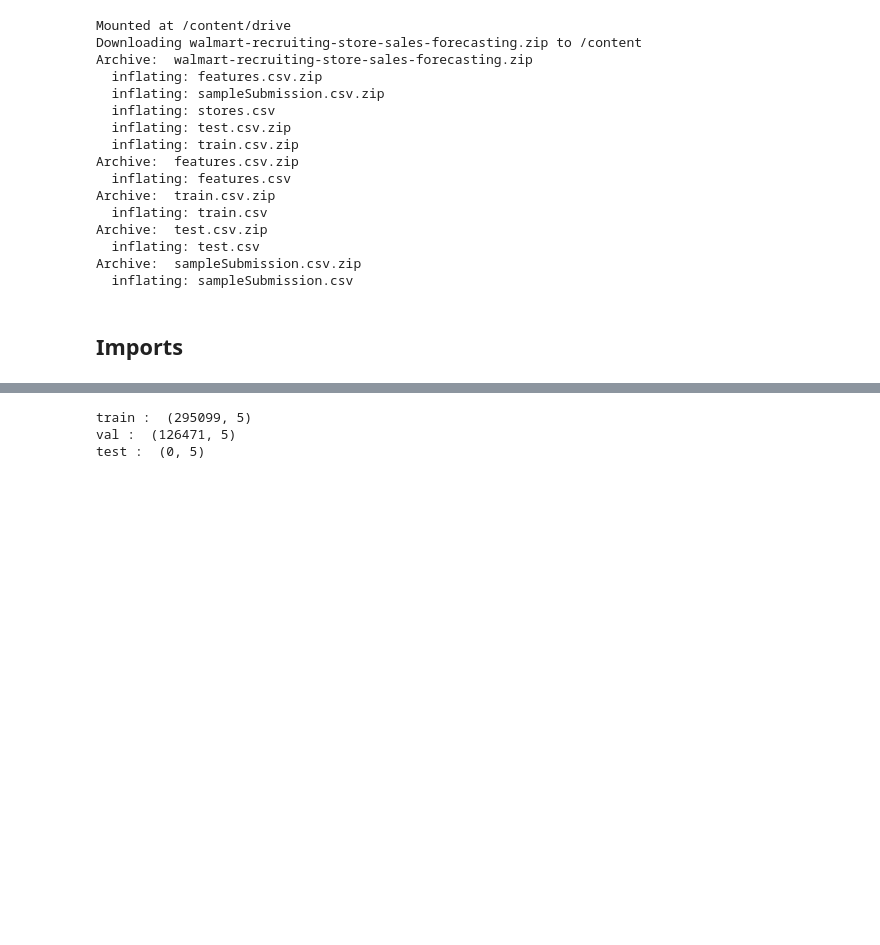
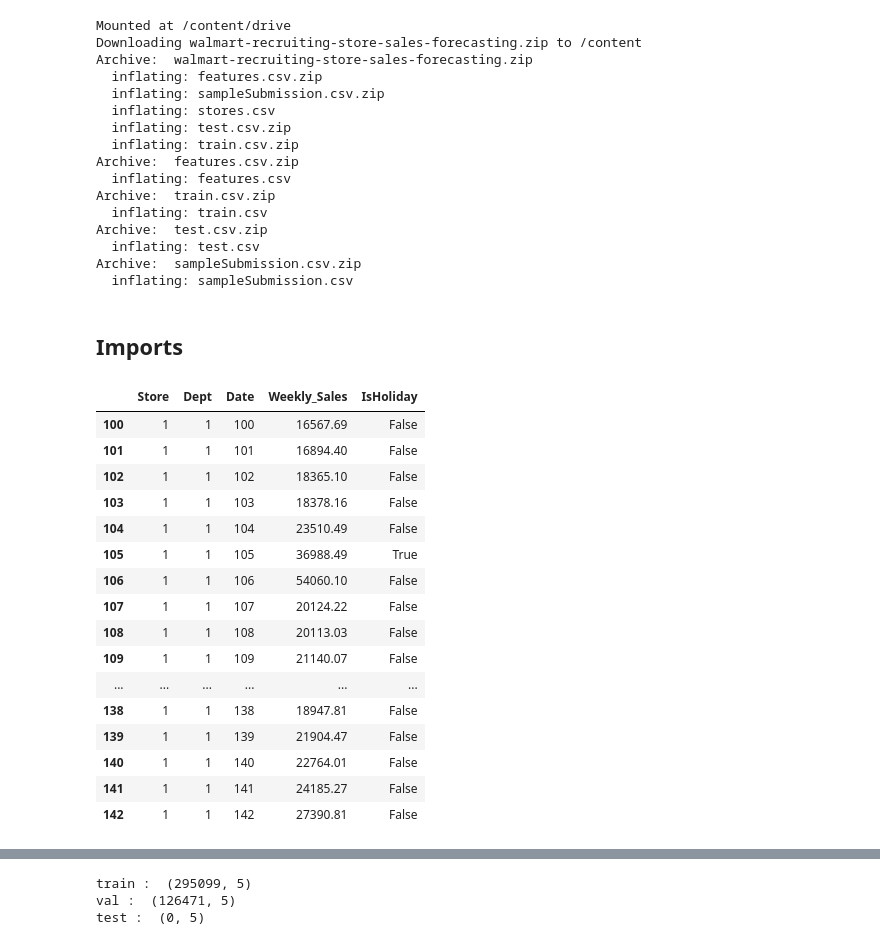
Before and after one commit to azhgh22/Walmart-Recruiting-Store-Sales-Forecasting, a Jupyter notebook: notebooks/statistical.ipynb, the cells around one changed output, grey strips where cells are left out. Cells and saved outputs as stored; diff of their text form; code cells hidden in the pictures; blank space fills up the shorter version.

```diff
--- a/notebooks/statistical.ipynb
+++ b/notebooks/statistical.ipynb
@@ -54,0 +70,42 @@ train = train.sort_values(by='Date')
+# %%
+class DataFilter:
+    def filter(self, data:pd.DataFrame, filter_list) -> pd.DataFrame:
+        for filter_func in filter_list:
+            data = data[data.apply(filter_func,axis=1)]
+        return data
+# %%
+class StoreFilter:
+    def __init__(self, store_id:int) -> None:
+        self.store_id = store_id
+
+    def __call__(self, x) -> bool:
+        return x['Store'] == self.store_id
+# %%
+class DeptFilter:
+    def __init__(self, dept_id:int) -> None:
+        self.dept_id = dept_id
+
+    def __call__(self, x) -> bool:
+        return x['Dept'] == self.dept_id
+# %%
+train_part, val_part = TimeSeriesSplit(TRAIN_SIZE).split(DataFilter().filter(train, [StoreFilter(1),DeptFilter(1)]))
+# %%
+val_part
+# %% [output]
+|  | Store | Dept | Date | Weekly_Sales | IsHoliday |
+| 100 | 1 | 1 | 100 | 16567.69 | False |
+| 101 | 1 | 1 | 101 | 16894.40 | False |
+| 102 | 1 | 1 | 102 | 18365.10 | False |
+| 103 | 1 | 1 | 103 | 18378.16 | False |
+| 104 | 1 | 1 | 104 | 23510.49 | False |
+| 105 | 1 | 1 | 105 | 36988.49 | True |
+| 106 | 1 | 1 | 106 | 54060.10 | False |
+| 107 | 1 | 1 | 107 | 20124.22 | False |
+| 108 | 1 | 1 | 108 | 20113.03 | False |
+| 109 | 1 | 1 | 109 | 21140.07 | False |
+| ... | ... | ... | ... | ... | ... |
+| 138 | 1 | 1 | 138 | 18947.81 | False |
+| 139 | 1 | 1 | 139 | 21904.47 | False |
+| 140 | 1 | 1 | 140 | 22764.01 | False |
+| 141 | 1 | 1 | 141 | 24185.27 | False |
+| 142 | 1 | 1 | 142 | 27390.81 | False |
```
Also changed, not shown: parts of 8 cells of this notebook.
